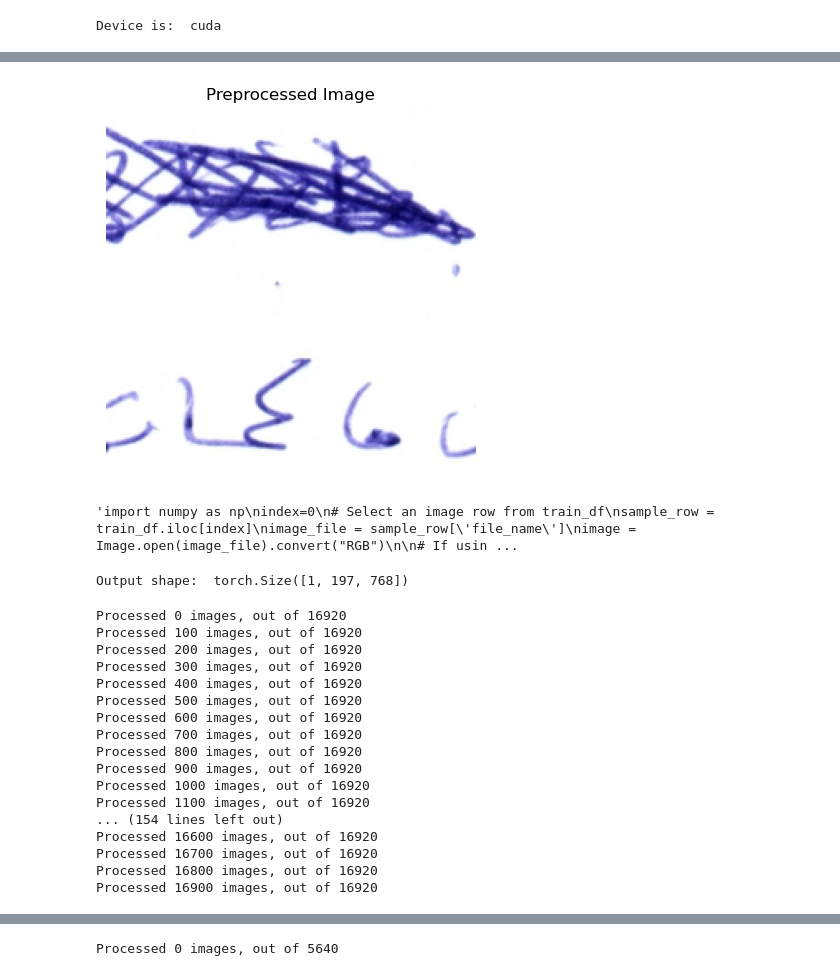
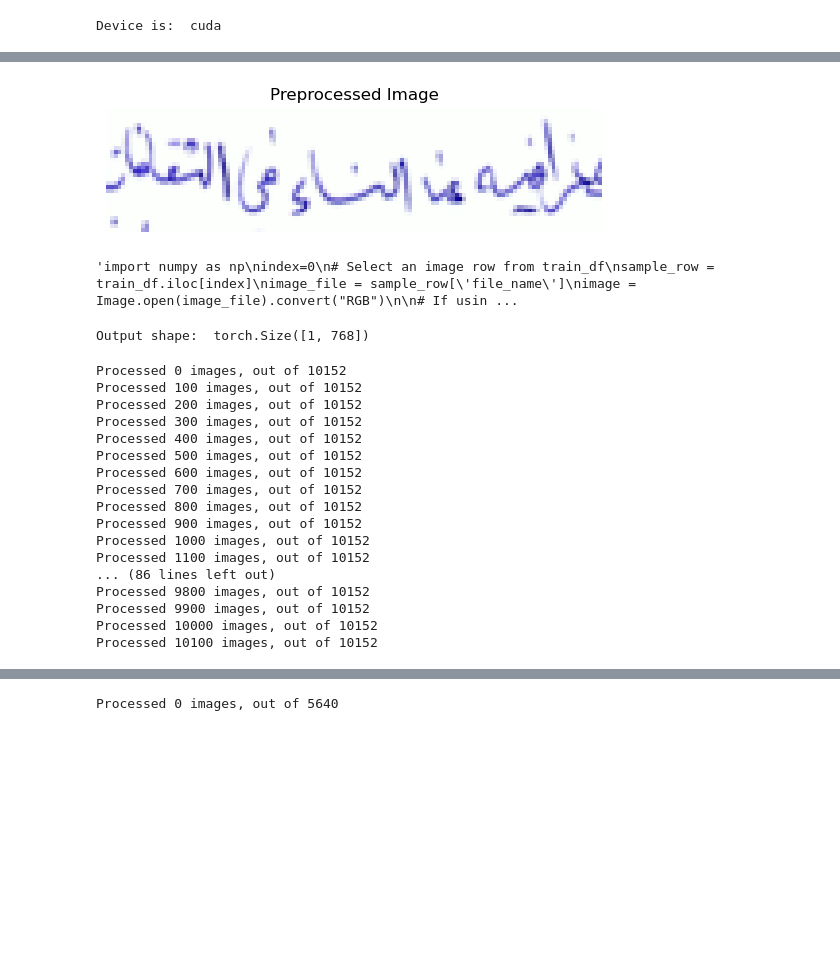
Before and after one commit to gitMorelli/gender_detection, a Jupyter notebook: notebooks/data_preparation/deepfeatureextraction.ipynb, the cells around one changed output, grey strips where cells are left out. Drawn from its saved outputs; the diff is of its cells as text; code cells hidden in the pictures; blank space fills up the shorter version.

Commit message:
fixing some transforms (resnet50)

```diff
--- a/notebooks/data_preparation/deepfeatureextraction.ipynb
+++ b/notebooks/data_preparation/deepfeatureextraction.ipynb
@@ -16,13 +16,13 @@ sys.path.append(source_path)
 # %%
 N_max=282
 patches=True
-input_filename='icdar_train_df_patches_20250522_235724.csv'
-huggingface=True
+input_filename='icdar_train_df_words_sentences_20250522_230307.csv'
+huggingface=False
 pooling=False # if true in transformer mdoels use pooling, if false only the cls token
 custom_transform=False
-transform_mode=''
+transform_mode='resize'
 save_h5=False
-selected_model = 'vit-base-patch16-224-in21k'
+selected_model = 'vitstr_base'
 truncation = 'remove head'
 running = 'new-laptop'
 saved = 'old-laptop'
@@ -49,9 +49,9 @@ train_df.head()
 | 3 | 1 | 0 | 0 | C:\Users\andre\PhD\Datasets\ICDAR... | 0 | 1 | 3 | 821 | 506 | 1642 | 629 |
 | 4 | 1 | 0 | 0 | C:\Users\andre\PhD\Datasets\ICDAR... | 0 | 1 | 4 | 821 | 641 | 1642 | 753 |
 # %%
-visualization.show_preprocessed_from_csv(train_df,transform,hugging=huggingface,index=0,patches=patches)
+visualization.show_preprocessed_from_csv(train_df,transform,hugging=huggingface,index=1,patches=patches)
 # %% [output]
-[figure, old version]
+[figure, new version]
 # %%
 '''
 dctocr test
@@ -98,7 +98,7 @@ output=compute_output(model, device, transform, train_df.iloc[i], huggingface, p
 # %%
 print("Output shape: ", output.shape)
 # %% [output]
-Output shape:  torch.Size([1, 197, 768])
+Output shape:  torch.Size([1, 768])
 # %%
 model.eval()
 
@@ -158,23 +158,23 @@ else:
     new_features_df = pd.DataFrame(new_features)
     train_df = pd.concat([train_df.reset_index(drop=True), new_features_df], axis=1)
 # %% [output]
-Processed 0 images, out of 16920
-Processed 100 images, out of 16920
-Processed 200 images, out of 16920
-Processed 300 images, out of 16920
-Processed 400 images, out of 16920
-Processed 500 images, out of 16920
-Processed 600 images, out of 16920
-Processed 700 images, out of 16920
-Processed 800 images, out of 16920
-Processed 900 images, out of 16920
-Processed 1000 images, out of 16920
-Processed 1100 images, out of 16920
-... (154 lines left out)
-Processed 16600 images, out of 16920
-Processed 16700 images, out of 16920
-Processed 16800 images, out of 16920
-Processed 16900 images, out of 16920
+Processed 0 images, out of 10152
+Processed 100 images, out of 10152
+Processed 200 images, out of 10152
+Processed 300 images, out of 10152
+Processed 400 images, out of 10152
+Processed 500 images, out of 10152
+Processed 600 images, out of 10152
+Processed 700 images, out of 10152
+Processed 800 images, out of 10152
+Processed 900 images, out of 10152
+Processed 1000 images, out of 10152
+Processed 1100 images, out of 10152
+... (86 lines left out)
+Processed 9800 images, out of 10152
+Processed 9900 images, out of 10152
+Processed 10000 images, out of 10152
+Processed 10100 images, out of 10152
 # %%
 train_df.head()
 # %% [output]
```
Also changed, not shown: parts of 2 cells of this notebook, 2 other files.
